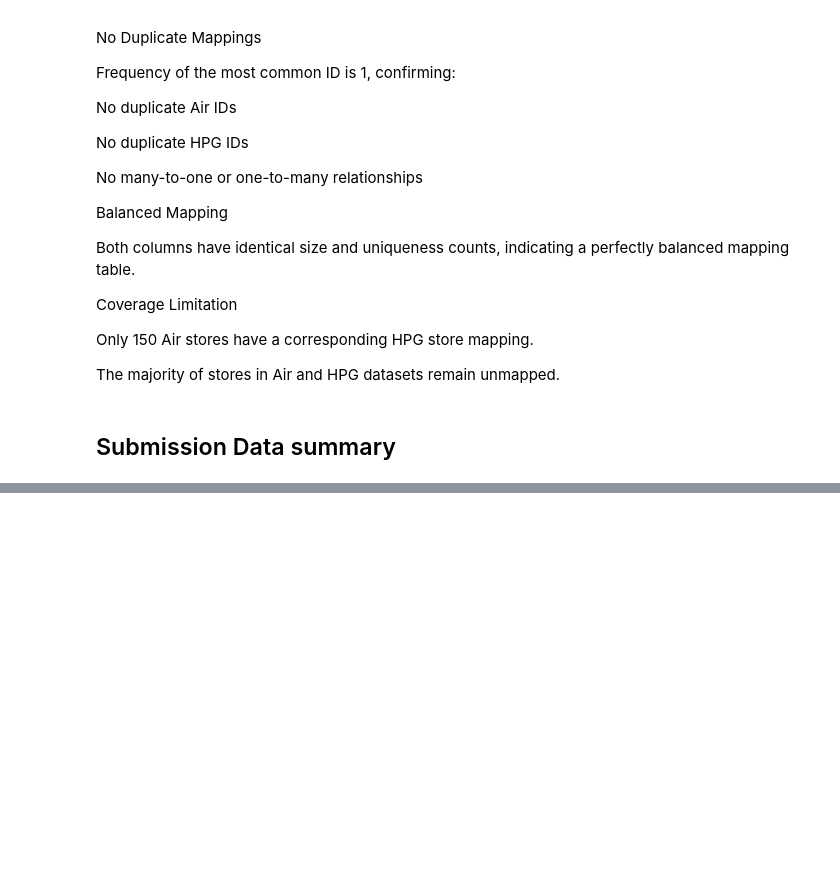
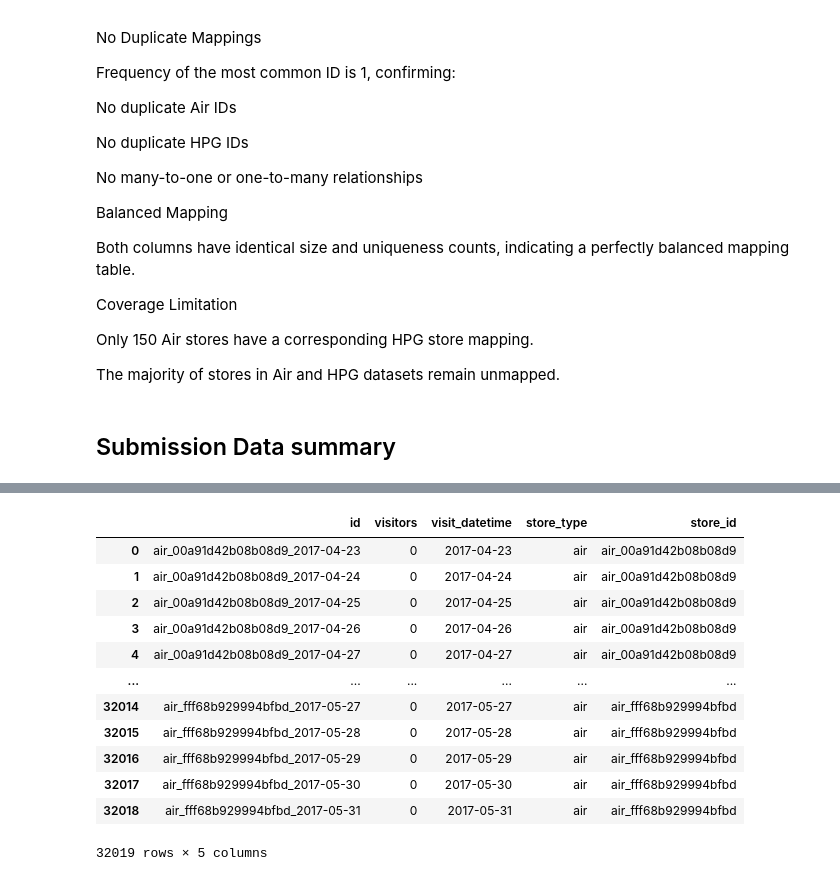
Before and after one commit to prasadPattuvamVeedu/Restaurent_visitor_forecating, a Jupyter notebook: resturent_visitor.ipynb, the cells around one changed output, grey strips where cells are left out. Saved outputs shown, nothing was run; the diff lists cells and outputs as text; code cells hidden in the pictures; blank space fills up the shorter version.

```diff
--- a/resturent_visitor.ipynb
+++ b/resturent_visitor.ipynb
@@ -738,0 +749,20 @@ The majority of stores in Air and HPG datasets remain unmapped.
+# %%
+sample_submission_df["visit_datetime"] = sample_submission_df["id"].apply(lambda x : x.split("_")[-1])
+sample_submission_df["store_type"]     = sample_submission_df["id"].apply(lambda x : x.split("_")[0])
+sample_submission_df["store_id"]       = sample_submission_df["id"].apply(lambda x : re.sub(r'_\d{4}-\d{2}-\d{2}',"",x))
+# %%
+sample_submission_df
+# %% [output]
+|  | id | visitors | visit_datetime | store_type | store_id |
+| 0 | air_00a91d42b08b08d9_2017-04-23 | 0 | 2017-04-23 | air | air_00a91d42b08b08d9 |
+| 1 | air_00a91d42b08b08d9_2017-04-24 | 0 | 2017-04-24 | air | air_00a91d42b08b08d9 |
+| 2 | air_00a91d42b08b08d9_2017-04-25 | 0 | 2017-04-25 | air | air_00a91d42b08b08d9 |
+| 3 | air_00a91d42b08b08d9_2017-04-26 | 0 | 2017-04-26 | air | air_00a91d42b08b08d9 |
+| 4 | air_00a91d42b08b08d9_2017-04-27 | 0 | 2017-04-27 | air | air_00a91d42b08b08d9 |
+| ... | ... | ... | ... | ... | ... |
+| 32014 | air_fff68b929994bfbd_2017-05-27 | 0 | 2017-05-27 | air | air_fff68b929994bfbd |
+| 32015 | air_fff68b929994bfbd_2017-05-28 | 0 | 2017-05-28 | air | air_fff68b929994bfbd |
+| 32016 | air_fff68b929994bfbd_2017-05-29 | 0 | 2017-05-29 | air | air_fff68b929994bfbd |
+| 32017 | air_fff68b929994bfbd_2017-05-30 | 0 | 2017-05-30 | air | air_fff68b929994bfbd |
+| 32018 | air_fff68b929994bfbd_2017-05-31 | 0 | 2017-05-31 | air | air_fff68b929994bfbd |
+32019 rows × 5 columns
```
Also changed, not shown: parts of 34 cells of this notebook.
